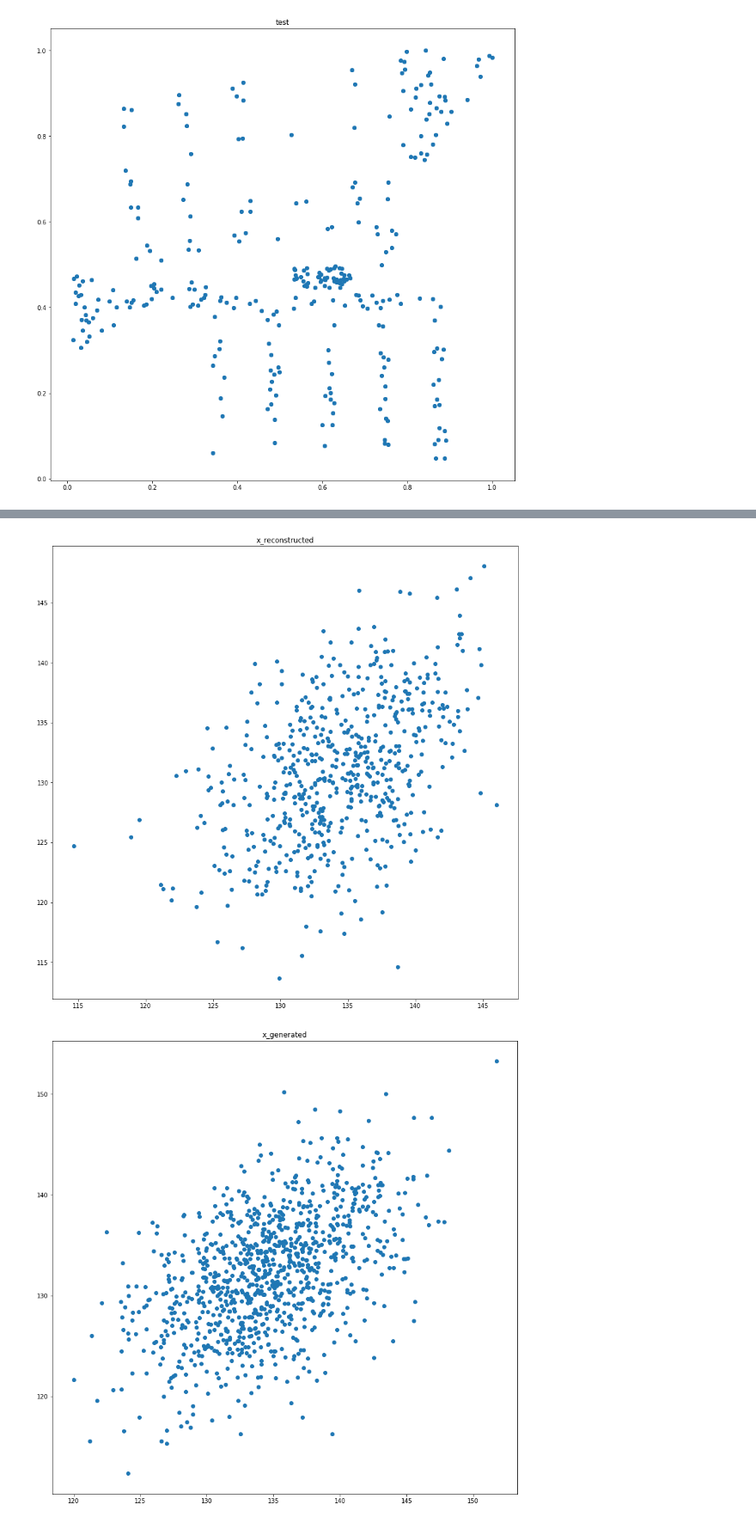
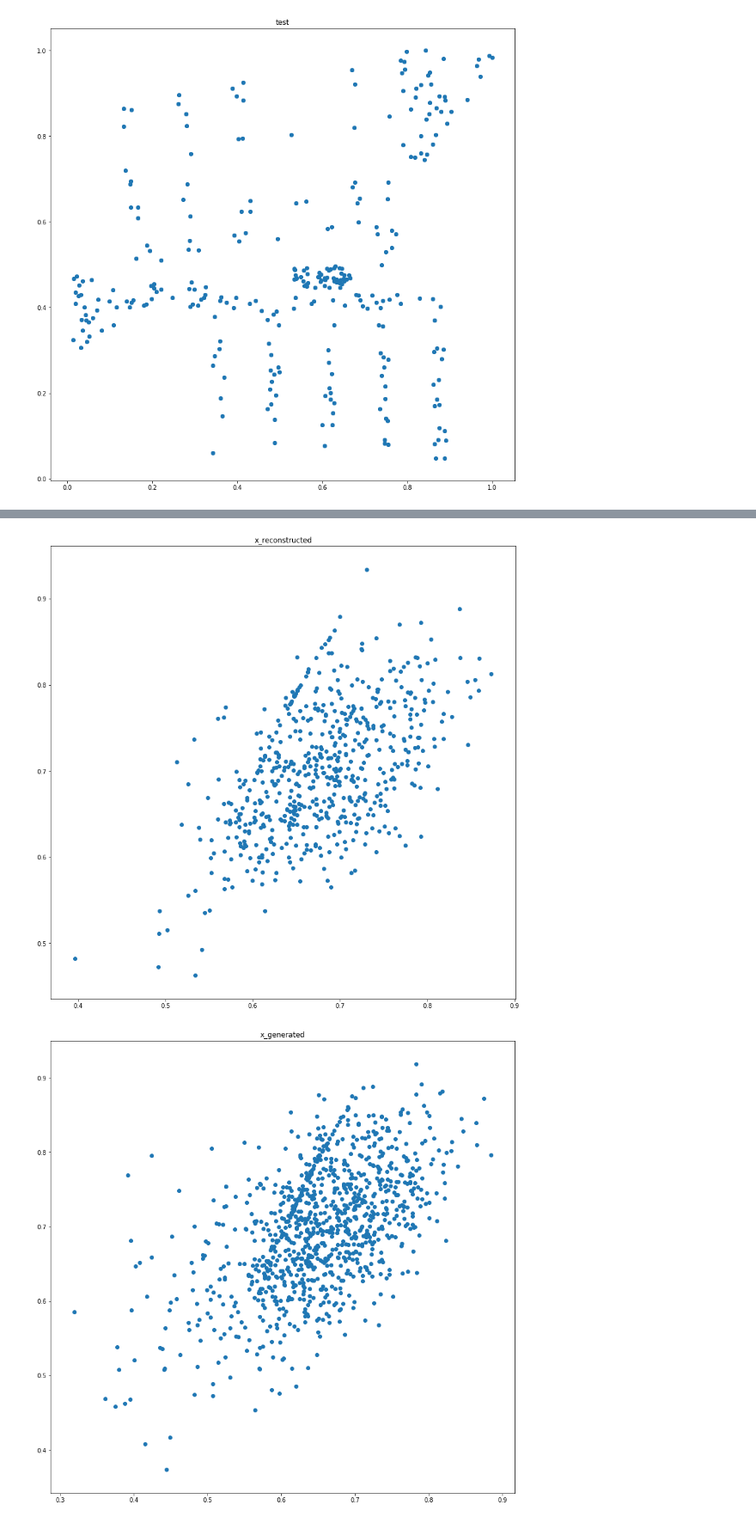
Before and after one commit to ameliescb/EX1_practikum_crowd_modelling, a Jupyter notebook: Exercise 4/task4.ipynb, the cells around one changed output, grey strips where cells are left out. Shown at 86% size. Cells and saved outputs as stored; diff of their text form; code cells hidden in the pictures.

```diff
--- a/Exercise 4/task4.ipynb
+++ b/Exercise 4/task4.ipynb
@@ -59,21 +57,19 @@ class VariantionalAutoencoder(object):
             name='x', dtype=tf.float32, shape=[None, input_dim])
 
         #2 fc with relu activation functions for encoding
-        f1 = fc(self.x, 16, scope='enc_fc1', activation_fn=tf.nn.relu)
-        f2 = fc(f1, 64, scope='enc_fc2', activation_fn=tf.nn.relu)
-        f3 = fc(f1, 128, scope='enc_fc3', activation_fn=tf.nn.relu)
+        f1 = fc(self.x, 4, scope='enc_fc1', activation_fn=tf.nn.relu)
+        f2 = fc(f1, 16, scope='enc_fc2', activation_fn=tf.nn.relu)
 
         #latent layer
-        self.z_mu = fc(f1, self.n_z, scope='enc_fc4_mu', activation_fn=None)
-        self.z_log_sigma_sq = fc(f1, self.n_z, scope='enc_fc4_sigma', activation_fn=None)
+        self.z_mu = fc(f2, self.n_z, scope='enc_fc3_mu', activation_fn=tf.nn.sigmoid)
+        self.z_log_sigma_sq = fc(f2, self.n_z, scope='enc_fc3_sigma', activation_fn=tf.nn.sigmoid)
         eps = tf.random_normal(shape=tf.shape(self.z_log_sigma_sq), mean=0, stddev=1, dtype=tf.float32)
         self.z = self.z_mu + tf.sqrt(tf.exp(self.z_log_sigma_sq)) * eps
 
         #2 fc with activation function for decoding
-        g1 = fc(self.z, 128, scope='dec_fc1', activation_fn=tf.nn.relu)
-        g2 = fc(g1, 64, scope='dec_fc2', activation_fn=tf.nn.relu)
-        g3 = fc(g1, 16, scope='dec_fc3', activation_fn=tf.nn.relu)
-        self.x_hat = fc(g1, input_dim, scope='dec_fc4', activation_fn=tf.nn.sigmoid)
+        g1 = fc(self.z, 16, scope='dec_fc1', activation_fn=tf.nn.relu)
+        g2 = fc(g1, 4, scope='dec_fc2', activation_fn=tf.nn.relu)
+        self.x_hat = fc(g2, input_dim, scope='dec_fc3', activation_fn=tf.nn.sigmoid)
 
         epsilon = 1e-10
         recon_loss = -tf.reduce_sum(self.x * tf.log(epsilon+self.x_hat) + (1-self.x) * tf.log(epsilon+1-self.x_hat), axis=1)
@@ -83,7 +79,7 @@ class VariantionalAutoencoder(object):
         self.latent_loss = tf.reduce_mean(latent_loss)
 
         #ELBO
-        self.total_loss = 0.7*self.recon_loss + 0.3*self.latent_loss
+        self.total_loss = self.recon_loss + self.latent_loss
         self.train_op = tf.train.AdamOptimizer(learning_rate=self.learning_rate).minimize(self.total_loss)
 
         self.losses = {
@@ -112,7 +108,7 @@ class VariantionalAutoencoder(object):
         z = self.sess.run(self.z, feed_dict={self.x: x})
         return z
 # %%
-def trainer(model_class, learning_rate=1e-3, batch_size=256, num_epoch=5, n_z=2, log_step=1):
+def trainer(model_class, learning_rate=1e-3, batch_size=1024, num_epoch=5, n_z=2, log_step=10):
     model = model_class(learning_rate=learning_rate, batch_size=batch_size, n_z=n_z)
 
     elbo = []
@@ -123,7 +119,8 @@ def trainer(model_class, learning_rate=1e-3, batch_size=256, num_epoch=5, n_z=2,
 
         for iter in range(num_sample // batch_size):
 
-            batch = train_set[iter*batch_size:(iter+1)*batch_size]
+            batch_index = np.random.randint(3000-batch_size)
+            batch = train_set[batch_index : batch_index+batch_size]
             losses = model.run_single_step(batch)
 
         end_time = time.time()
@@ -163,10 +150,11 @@ def test_transformation(model, test_set, batch_size=3000):
 # %%
-def test_reconstruction(model, test_set, h=2, w=2, batch_size=3000):
+def test_reconstruction(model, test_set, h=2, w=2):
 
-    batch = test_set[:batch_size]
+    batch = test_set
     x_reconstructed = model.reconstructor(batch)
 
-    x_reconstructed *= max
+    x_reconstructed[:,0] *= x_max_test
+    x_reconstructed[:,1] *= y_max_test
 
     plt.figure(figsize = (14, 14))
     plt.scatter((x_reconstructed)[:,0], (x_reconstructed)[:,1])
@@ -180,7 +168,8 @@ def test_generation(model, z=None, h=2, w=2, batch_size=1000, plot=True):
         z = np.random.normal(size=[batch_size, model.n_z])
     x_generated = model.generator(z)
 
-    x_generated *= max
+    x_generated[:,0] *= x_max_test
+    x_generated[:,1] *= y_max_test
 
     if plot:
         plt.figure(figsize = (14, 14))
@@ -190,8 +179,7 @@ def test_generation(model, z=None, h=2, w=2, batch_size=1000, plot=True):
     return x_generated
 # %%
 print("dim=2 epoch=50")
-model_vae = trainer(VariantionalAutoencoder, n_z=256, num_epoch=100)
-#test_transformation(model_vae, test_set)
+model_vae = trainer(VariantionalAutoencoder, n_z=64, num_epoch=100)
 test_reconstruction(model_vae, test_set)
 test_generation(model_vae)
 # %% [output]
@@ -216,2 +199,2 @@ Done!
-[figure, old version]
+[figure, new version]
-[figure, old version]
+[figure, new version]
```
Also changed, not shown: parts of 4 cells of this notebook.
